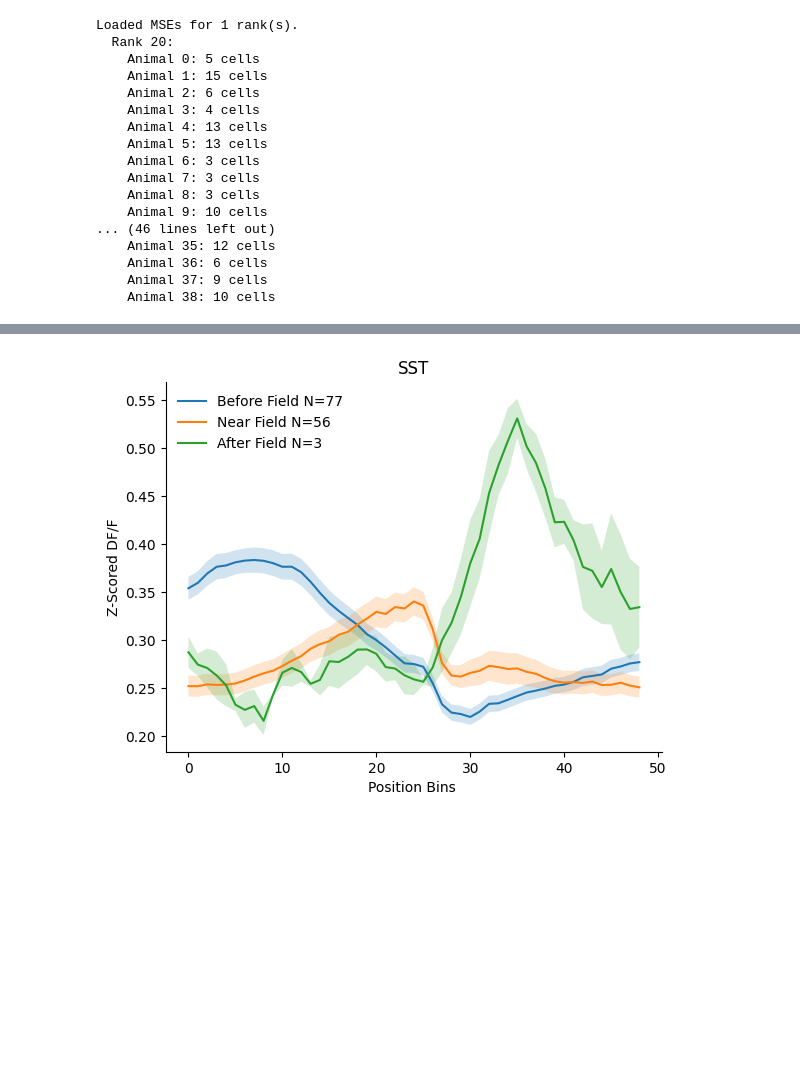
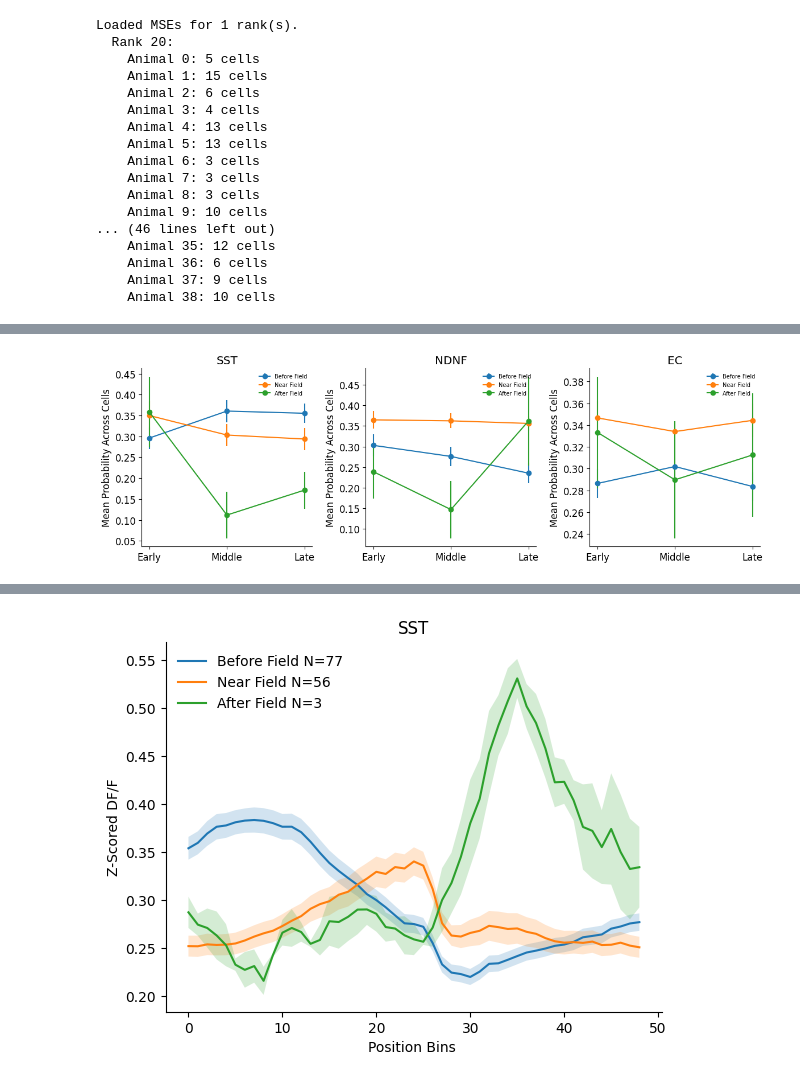
Before and after one commit to Milstein-Lab/CA1-interneuron-GLM, a Jupyter notebook: Clean_notebooks_to_date/field_expression_probs.ipynb, the cells around one changed output, grey strips where cells are left out. Drawn from its saved outputs; the diff is of its cells as text; code cells hidden in the pictures; blank space fills up the shorter version.

```diff
--- a/Clean_notebooks_to_date/field_expression_probs.ipynb
+++ b/Clean_notebooks_to_date/field_expression_probs.ipynb
@@ -307,0 +332,85 @@ before_field_list_activity_NDNF, near_field_list_activity_NDNF, after_field_list
+# %%
+def get_mean_across_cells_one_field_type_learning(before_field_dict_probs_full_SST, cp_dict_SST):
+    probs_early_list = []
+    probs_middle_list = []
+    probs_late_list = []
+
+    for animal in before_field_dict_probs_full_SST:
+        for cell in before_field_dict_probs_full_SST[animal]:
+            probs_data = np.array(before_field_dict_probs_full_SST[animal][cell])
+            print(len(probs_data))
+            cp_e=int(cp_dict_SST[animal][cell][0])
+            cp_l=int(cp_dict_SST[animal][cell][1])
+            probs_early = probs_data[:cp_e]
+            probs_early_list.append(np.mean(probs_early))
+            probs_late = probs_data[-cp_l:]
+            probs_late_list.append(np.mean(probs_late))
+            probs_middle = probs_data[cp_e:cp_l]
+            probs_middle_list.append(np.mean(probs_middle))
+            # print(f"len(probs_early) {len(probs_early)}, len(probs_middle) {len(probs_middle)}, len(probs_late) {len(probs_late)}")
+
+
+    mean_across_cell_early = np.nanmean(probs_early_list)
+    sem_across_cell_early = sem(probs_early_list)
+
+    mean_across_cell_middle = np.nanmean(probs_middle_list)
+    sem_across_cell_middle = sem(probs_middle_list)
+
+    mean_across_cell_late = np.nanmean(probs_late_list)
+    sem_across_cell_late = sem(probs_late_list)
+
+    return mean_across_cell_early, sem_across_cell_early, mean_across_cell_middle, sem_across_cell_middle, mean_across_cell_late, sem_across_cell_late
+
+mean_across_cell_early_before_SST, sem_across_cell_early_before_SST, mean_across_cell_middle_before_SST, sem_across_cell_middle_before_SST, mean_across_cell_late_before_SST, sem_across_cell_late_before_SST = get_mean_across_cells_one_field_type_learning(before_field_dict_probs_full_SST, cp_dict_SST)
+mean_across_cell_early_after_SST, sem_across_cell_early_after_SST, mean_across_cell_middle_after_SST, sem_across_cell_middle_after_SST, mean_across_cell_late_after_SST, sem_across_cell_late_after_SST = get_mean_across_cells_one_field_type_learning(after_field_dict_probs_full_SST, cp_dict_SST)
+mean_across_cell_early_near_SST, sem_across_cell_early_near_SST, mean_across_cell_middle_near_SST, sem_across_cell_middle_near_SST, mean_across_cell_late_near_SST, sem_across_cell_late_near_SST = get_mean_across_cells_one_field_type_learning(near_field_dict_probs_full_SST, cp_dict_SST)
+
+mean_across_cell_early_before_NDNF, sem_across_cell_early_before_NDNF, mean_across_cell_middle_before_NDNF, sem_across_cell_middle_before_NDNF, mean_across_cell_late_before_NDNF, sem_across_cell_late_before_NDNF = get_mean_across_cells_one_field_type_learning(before_field_dict_probs_full_NDNF, cp_dict_NDNF)
+mean_across_cell_early_after_NDNF, sem_across_cell_early_after_NDNF, mean_across_cell_middle_after_NDNF, sem_across_cell_middle_after_NDNF, mean_across_cell_late_after_NDNF, sem_across_cell_late_after_NDNF = get_mean_across_cells_one_field_type_learning(after_field_dict_probs_full_NDNF, cp_dict_NDNF)
+mean_across_cell_early_near_NDNF, sem_across_cell_early_near_NDNF, mean_across_cell_middle_near_NDNF, sem_across_cell_middle_near_NDNF, mean_across_cell_late_near_NDNF, sem_across_cell_late_near_NDNF = get_mean_across_cells_one_field_type_learning(near_field_dict_probs_full_NDNF, cp_dict_NDNF)
+
+mean_across_cell_early_before_EC, sem_across_cell_early_before_EC, mean_across_cell_middle_before_EC, sem_across_cell_middle_before_EC, mean_across_cell_late_before_EC, sem_across_cell_late_before_EC = get_mean_across_cells_one_field_type_learning(before_field_dict_probs_full_EC, cp_dict_EC)
+mean_across_cell_early_after_EC, sem_across_cell_early_after_EC, mean_across_cell_middle_after_EC, sem_across_cell_middle_after_EC, mean_across_cell_late_after_EC, sem_across_cell_late_after_EC = get_mean_across_cells_one_field_type_learning(after_field_dict_probs_full_EC, cp_dict_EC)
+mean_across_cell_early_near_EC, sem_across_cell_early_near_EC, mean_across_cell_middle_near_EC, sem_across_cell_middle_near_EC, mean_across_cell_late_near_EC, sem_across_cell_late_near_EC = get_mean_across_cells_one_field_type_learning(near_field_dict_probs_full_EC, cp_dict_EC)
+
+before_SST = [mean_across_cell_early_before_SST, mean_across_cell_middle_before_SST, mean_across_cell_late_before_SST]
+near_SST = [mean_across_cell_early_near_SST, mean_across_cell_middle_near_SST, mean_across_cell_late_near_SST]
+after_SST = [mean_across_cell_early_after_SST, mean_across_cell_middle_after_SST, mean_across_cell_late_after_SST]
+
+before_EC = [mean_across_cell_early_before_EC, mean_across_cell_middle_before_EC, mean_across_cell_late_before_EC]
+near_EC = [mean_across_cell_early_near_EC, mean_across_cell_middle_near_EC, mean_across_cell_late_near_EC]
+after_EC = [mean_across_cell_early_after_EC, mean_across_cell_middle_after_EC, mean_across_cell_late_after_EC]
+
+before_NDNF = [mean_across_cell_early_before_NDNF, mean_across_cell_middle_before_NDNF, mean_across_cell_late_before_NDNF]
+near_NDNF = [mean_across_cell_early_near_NDNF, mean_across_cell_middle_near_NDNF, mean_across_cell_late_near_NDNF]
+after_NDNF = [mean_across_cell_early_after_NDNF, mean_across_cell_middle_after_NDNF, mean_across_cell_late_after_NDNF]
+
+fig, axs = plt.subplots(1, 3, figsize=(12, 4))
+
+axs[0].errorbar([0, 1, 2], before_SST, yerr=[sem_across_cell_early_before_SST, sem_across_cell_middle_before_SST, sem_across_cell_late_before_SST], marker='o', label='Before Field')
+axs[0].errorbar([0, 1, 2], near_SST, yerr=[sem_across_cell_early_near_SST, sem_across_cell_middle_near_SST, sem_across_cell_late_near_SST], marker='o', label='Near Field')
+axs[0].errorbar([0, 1, 2], after_SST, yerr=[sem_across_cell_early_after_SST, sem_across_cell_middle_after_SST, sem_across_cell_late_after_SST], marker='o', label='After Field')
+axs[0].set_title('SST')
+
+axs[1].errorbar([0, 1, 2], before_NDNF, yerr=[sem_across_cell_early_before_NDNF, sem_across_cell_middle_before_NDNF, sem_across_cell_late_before_NDNF], marker='o', label='Before Field')
+axs[1].errorbar([0, 1, 2], near_NDNF, yerr=[sem_across_cell_early_near_NDNF, sem_across_cell_middle_near_NDNF, sem_across_cell_late_near_NDNF], marker='o', label='Near Field')
+axs[1].errorbar([0, 1, 2], after_NDNF, yerr=[sem_across_cell_early_after_NDNF, sem_across_cell_middle_after_NDNF, sem_across_cell_late_after_NDNF], marker='o', label='After Field')
+axs[1].set_title('NDNF')
+
+axs[2].errorbar([0, 1, 2], before_EC, yerr=[sem_across_cell_early_before_EC, sem_across_cell_middle_before_EC, sem_across_cell_late_before_EC], marker='o', label='Before Field')
+axs[2].errorbar([0, 1, 2], near_EC, yerr=[sem_across_cell_early_near_EC, sem_across_cell_middle_near_EC, sem_across_cell_late_near_EC], marker='o', label='Near Field')
+axs[2].errorbar([0, 1, 2], after_EC, yerr=[sem_across_cell_early_after_EC, sem_across_cell_middle_after_EC, sem_across_cell_late_after_EC], marker='o', label='After Field')
+axs[2].set_title('EC')
+
+for ax in axs:
+    ax.set_xticks([0, 1, 2])
+    ax.set_xticklabels(['Early', 'Middle', 'Late'])
+    ax.set_ylabel('Mean Probability Across Cells')
+    ax.legend(fontsize=7)
+
+plt.tight_layout()
+plt.show()
+
+
+print(f'mean_across_cell_early_before_EC {mean_across_cell_early_before_EC} mean_across_cell_middle_before_EC {mean_across_cell_middle_before_EC} mean_across_cell_late_before_EC {mean_across_cell_late_before_EC}')
+# %% [output]
@@ -307,0 +434 @@ before_field_list_activity_NDNF, near_field_list_activity_NDNF, after_field_list
+[figure, added]
```
Also changed, not shown: parts of 6 cells of this notebook.
